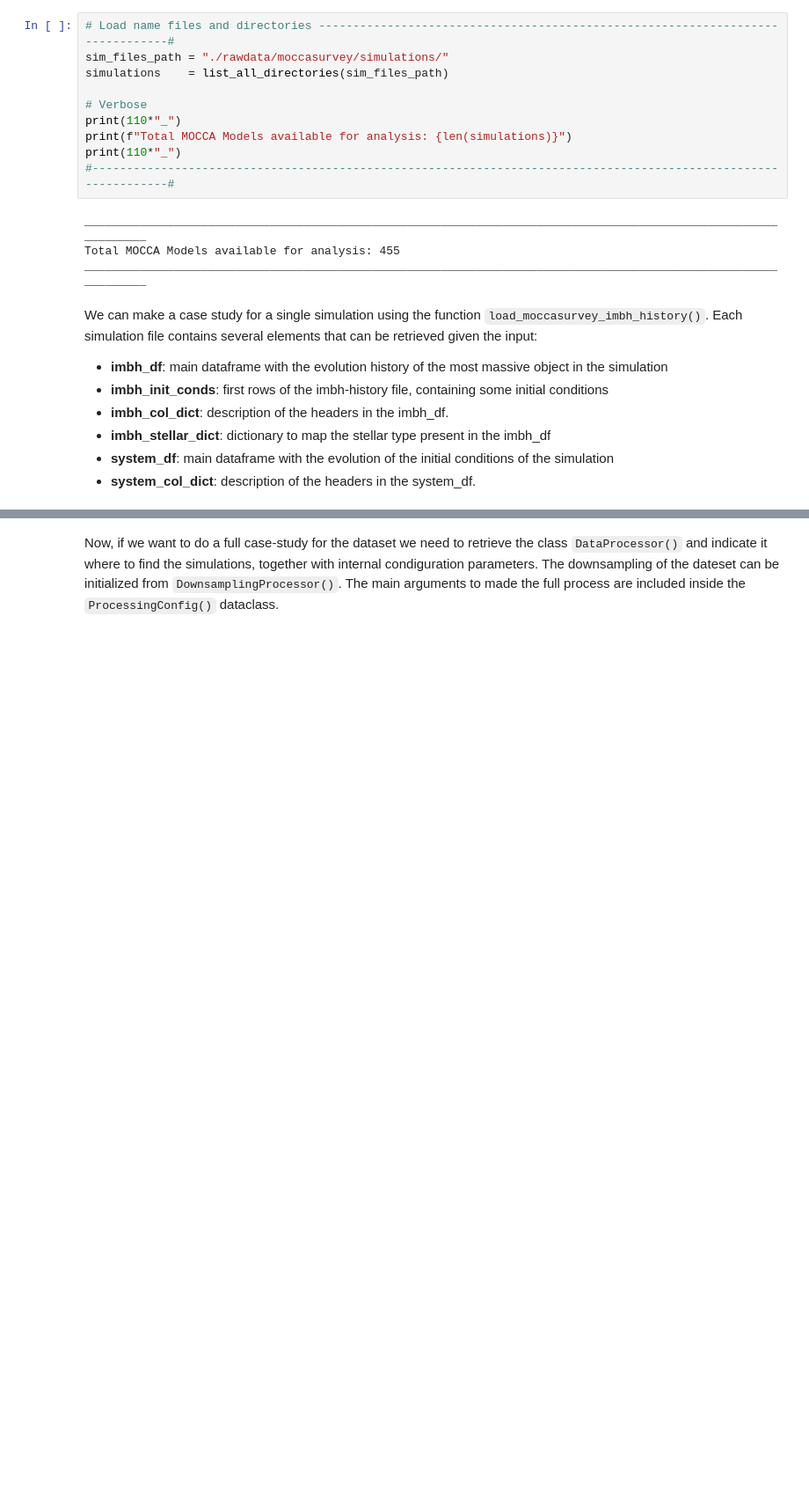
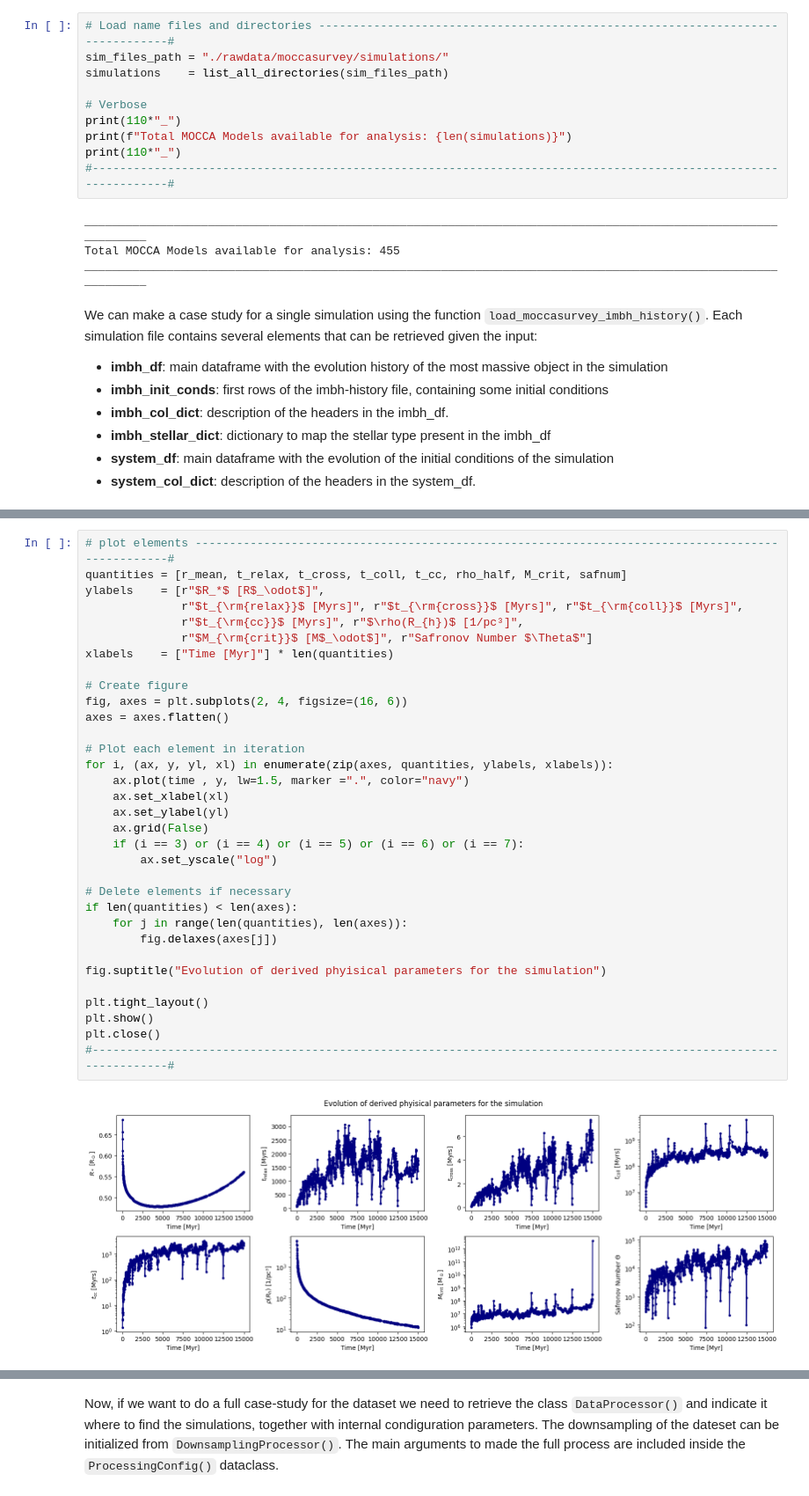
Before and after one commit to Milo-Jsb/LEMONsc, a Jupyter notebook: notebooks/SmallMOCCA-DataStudy.ipynb, the cells around one changed output, grey strips where cells are left out. Shown at 88% size. Drawn from its saved outputs; the diff is of its cells as text; blank space fills up the shorter version.

```diff
--- a/notebooks/SmallMOCCA-DataStudy.ipynb
+++ b/notebooks/SmallMOCCA-DataStudy.ipynb
@@ -268,0 +387,35 @@ plot_simulation_example(df=example_df, target_types=["point_mass", "delta_mass",
+# %%
+# plot elements -------------------------------------------------------------------------------------------------#
+quantities = [r_mean, t_relax, t_cross, t_coll, t_cc, rho_half, M_crit, safnum]
+ylabels    = [r"$R_*$ [R$_\odot$]",
+              r"$t_{\rm{relax}}$ [Myrs]", r"$t_{\rm{cross}}$ [Myrs]", r"$t_{\rm{coll}}$ [Myrs]",
+              r"$t_{\rm{cc}}$ [Myrs]", r"$\rho(R_{h})$ [1/pc³]",
+              r"$M_{\rm{crit}}$ [M$_\odot$]", r"Safronov Number $\Theta$"]
+xlabels    = ["Time [Myr]"] * len(quantities)
+
+# Create figure
+fig, axes = plt.subplots(2, 4, figsize=(16, 6))
+axes = axes.flatten()
+
+# Plot each element in iteration
+for i, (ax, y, yl, xl) in enumerate(zip(axes, quantities, ylabels, xlabels)):
+    ax.plot(time , y, lw=1.5, marker =".", color="navy")
+    ax.set_xlabel(xl)
+    ax.set_ylabel(yl)
+    ax.grid(False)
+    if (i == 3) or (i == 4) or (i == 5) or (i == 6) or (i == 7):
+        ax.set_yscale("log")
+
+# Delete elements if necessary
+if len(quantities) < len(axes):
+    for j in range(len(quantities), len(axes)):
+        fig.delaxes(axes[j])
+
+fig.suptitle("Evolution of derived phyisical parameters for the simulation")
+
+plt.tight_layout()
+plt.show()
+plt.close()
+#----------------------------------------------------------------------------------------------------------------#
+# %% [output]
+[figure, added]
```
Also changed, not shown: parts of 55 cells of this notebook, 39 other files.
